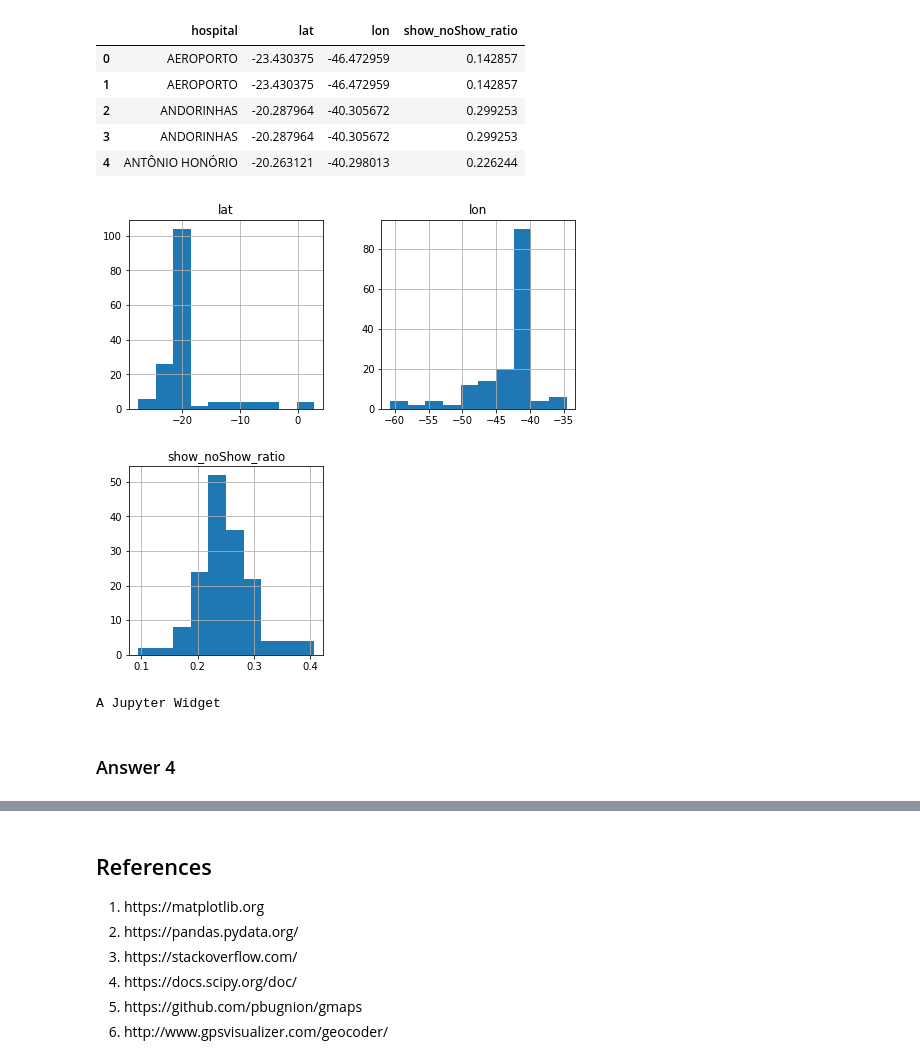
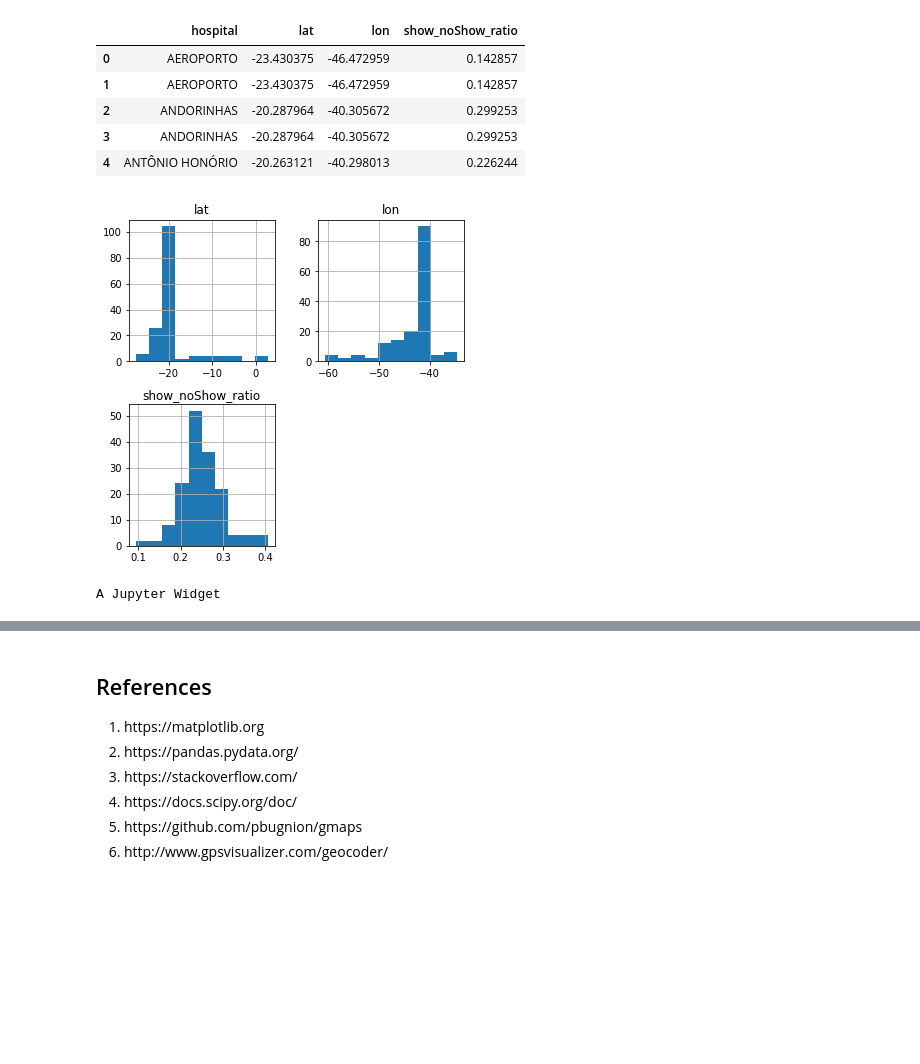
Before and after one commit to Zabamund/datasci-nano, a Jupyter notebook: inv-dataset/noshow.ipynb, the cells around one changed output, grey strips where cells are left out. Drawn from its saved outputs; the diff is of its cells as text; code cells hidden in the pictures; blank space fills up the shorter version.

```diff
--- a/inv-dataset/noshow.ipynb
+++ b/inv-dataset/noshow.ipynb
@@ -1180,10 +1160,10 @@ locations_complete.head()
 | 3 | ANDORINHAS | -20.287964 | -40.305672 | 0.299253 |
 | 4 | ANTÔNIO HONÓRIO | -20.263121 | -40.298013 | 0.226244 |
 # %%
-# quicklook histograms of numerical columns
-locations_complete.hist(figsize=(8,8));
+# quicklook histograms of numerical columns to check all values in reasonable bounds
+locations_complete.hist(figsize=(6,6));
 # %% [output]
-[figure, old version]
+[figure, new version]
 # %%
 # Configure Google API Key
 gmaps.configure(api_key="AIzaSyDWXH3OrVnBBV8lZzsCs_FBSnArVKt3pZ0")
@@ -1199,5 +1177,3 @@ fig.add_layer(gmaps.heatmap_layer(locations, weights=weights))
 fig
 # %% [output]
 A Jupyter Widget
-# %% [markdown]
-### Answer 4
```
Also changed, not shown: parts of 28 cells of this notebook.
